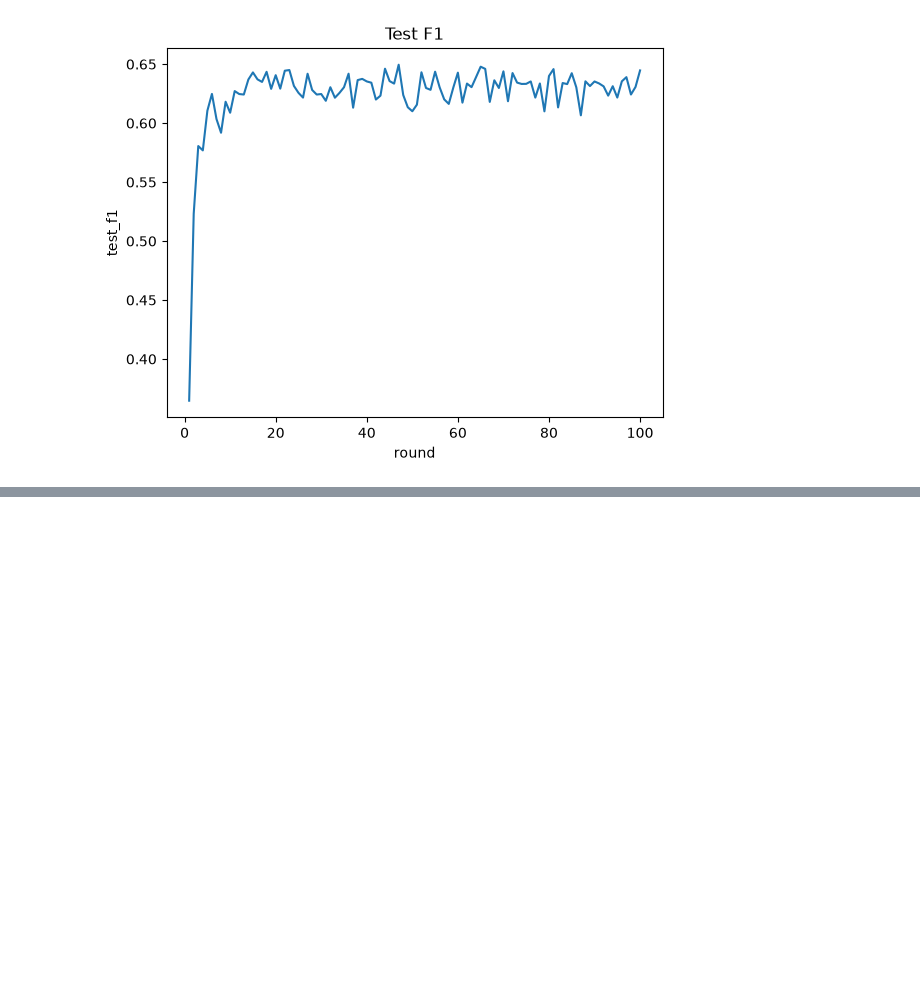
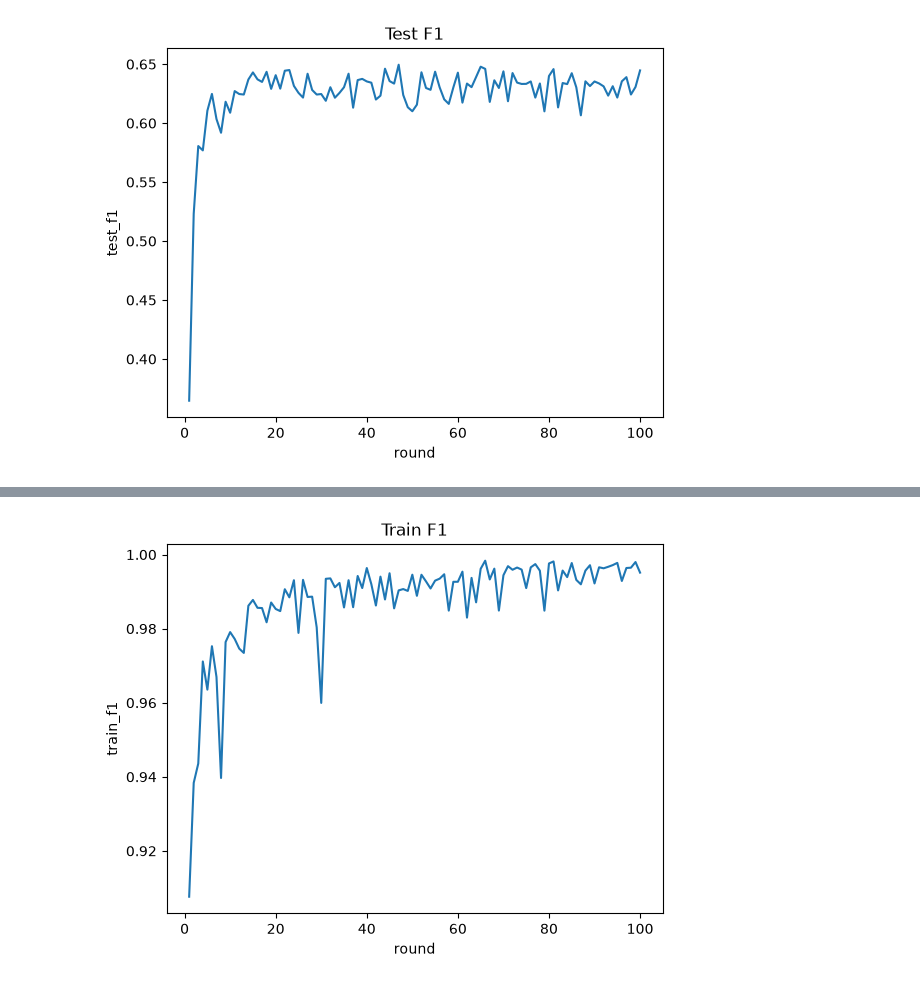
Before and after one commit to Ilyaant/federated-learning-experiments, a Jupyter notebook: notebooks/results_aug.ipynb, the cells around one changed output, grey strips where cells are left out. Drawn from its saved outputs; the diff is of its cells as text; code cells hidden in the pictures; blank space fills up the shorter version.

```diff
--- a/notebooks/results_aug.ipynb
+++ b/notebooks/results_aug.ipynb
@@ -31,0 +42,6 @@ plt.show()
+# %%
+plt.title('Train F1')
+sns.lineplot(x='round', y='train_f1', data=metrics)
+plt.show()
+# %% [output]
+[figure, added]
```
Also changed, not shown: parts of 7 cells of this notebook, 1 other file.
